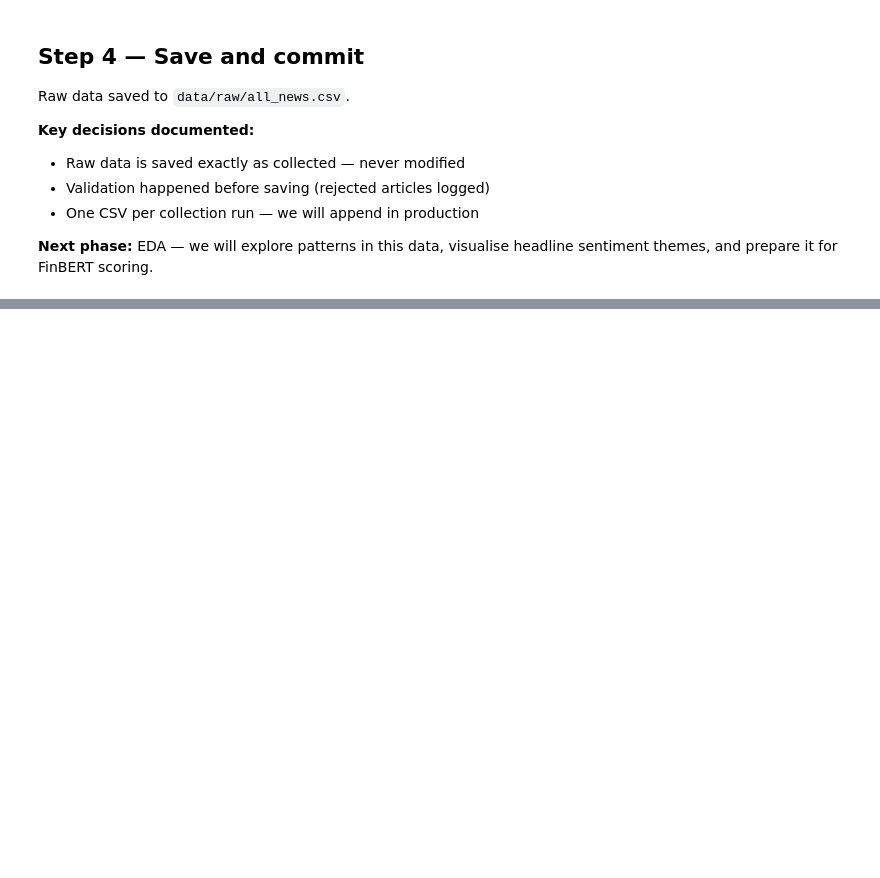
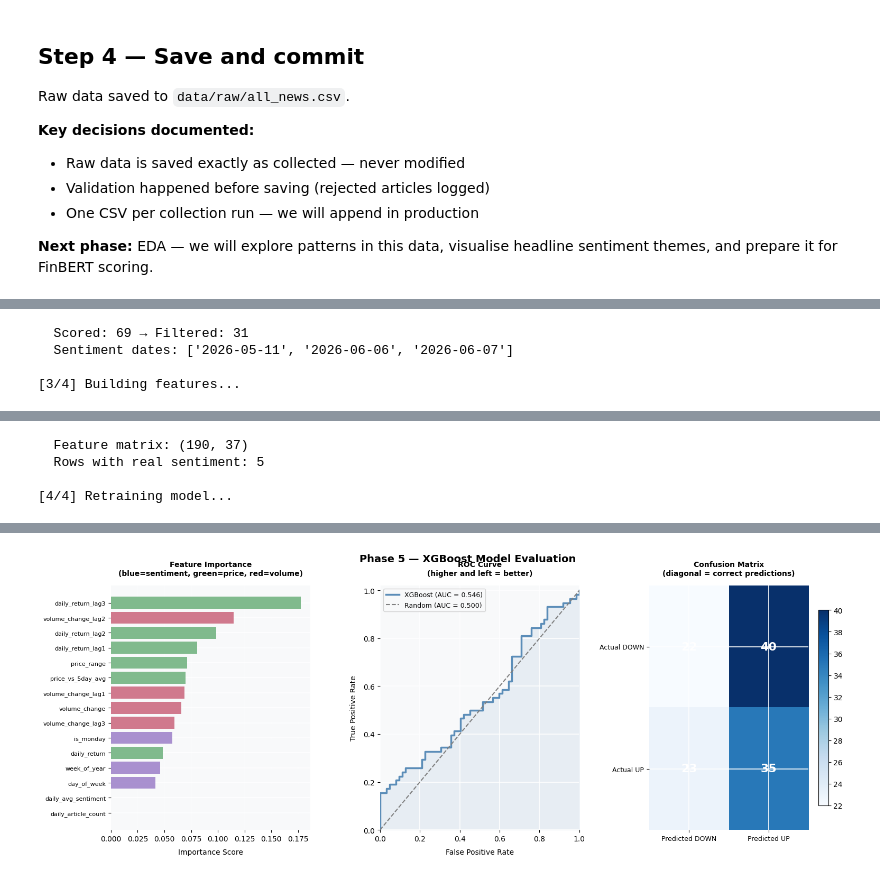
Before and after one commit to shailesh6498/Financial-News-Sentiment-Intelligence-System, a Jupyter notebook: notebooks/01_data_collection.ipynb, the cells around one changed output, grey strips where cells are left out. Drawn from its saved outputs; the diff is of its cells as text; code cells hidden in the pictures; blank space fills up the shorter version.

Commit message:
Phase 5 complete : XGBoost trained, daily scheduler ready

```diff
--- a/notebooks/01_data_collection.ipynb
+++ b/notebooks/01_data_collection.ipynb
@@ -239,0 +437,66 @@ FinBERT scoring.
+# %%
+import importlib
+import src.eda, src.sentiment, src.features, src.model
+for mod in [src.eda, src.sentiment, src.features, src.model]:
+    importlib.reload(mod)
+
+from src.eda import clean_and_save
+from src.sentiment import score_dataset, filter_relevant_articles
+from src.features import build_feature_matrix
+from src.model import run_full_pipeline
+from config import (
+    RAW_DATA_PATH, PROCESSED_DATA_PATH,
+    SENTIMENT_SAVE_PATH, SENTIMENT_FILTERED_PATH,
+    FEATURES_PATH,
+)
+
+print("=" * 55)
+print("FULL PIPELINE REBUILD")
+print("=" * 55)
+
+# step 1: clean
+print("\n[1/4] Cleaning...")
+df_raw   = pd.read_csv(RAW_DATA_PATH)
+df_clean = clean_and_save(df_raw, PROCESSED_DATA_PATH)
+print(f"  Raw: {len(df_raw)} → Clean: {len(df_clean)}")
+print(f"  Dates: {sorted(df_clean['date_clean'].unique())}")
+
+# step 2: score sentiment
+print("\n[2/4] Scoring sentiment...")
+df_scored   = score_dataset(df_clean, text_column="title",
+                             save_path=SENTIMENT_SAVE_PATH)
+df_filtered = filter_relevant_articles(df_scored)
+df_filtered.to_csv(SENTIMENT_FILTERED_PATH, index=False)
+print(f"  Scored: {len(df_scored)} → Filtered: {len(df_filtered)}")
+print(f"  Sentiment dates: {sorted(df_filtered['date_clean'].unique())}")
+
+# step 3: build features
+print("\n[3/4] Building features...")
+if os.path.exists(FEATURES_PATH):
+    os.remove(FEATURES_PATH)
+fm = build_feature_matrix(
+    sentiment_path=SENTIMENT_FILTERED_PATH,
+    save_path=FEATURES_PATH,
+)
+real_sentiment_rows = (fm["daily_avg_sentiment"] != 0).sum()
+print(f"  Feature matrix: {fm.shape}")
+print(f"  Rows with real sentiment: {real_sentiment_rows}")
+
+# step 4: retrain
+print("\n[4/4] Retraining model...")
+model, metrics, feature_names = run_full_pipeline(
+    features_path=FEATURES_PATH
+)
+
+print("\n" + "=" * 55)
+print("REBUILD COMPLETE")
+print("=" * 55)
+print(f"Accuracy  : {metrics['accuracy']*100:.1f}%")
+print(f"AUC-ROC   : {metrics['auc_roc']:.4f}")
+print(f"\nTop 5 features:")
+for i, (feat, score) in enumerate(
+    list(metrics["feature_importance"].items())[:5], 1
+):
+    tag = " ← SENTIMENT SIGNAL" if "sentiment" in feat else ""
+    print(f"  {i}. {feat:<35} {score:.4f}{tag}")
+# %% [output]
@@ -239,0 +548,4 @@ FinBERT scoring.
+  Scored: 69 → Filtered: 31
+  Sentiment dates: ['2026-05-11', '2026-06-06', '2026-06-07']
+
+[3/4] Building features...
@@ -239,0 +569,4 @@ FinBERT scoring.
+  Feature matrix: (190, 37)
+  Rows with real sentiment: 5
+
+[4/4] Retraining model...
@@ -239,0 +590 @@ FinBERT scoring.
+[figure, added]
```
Also changed, not shown: parts of 3 cells of this notebook, 15 other files.
